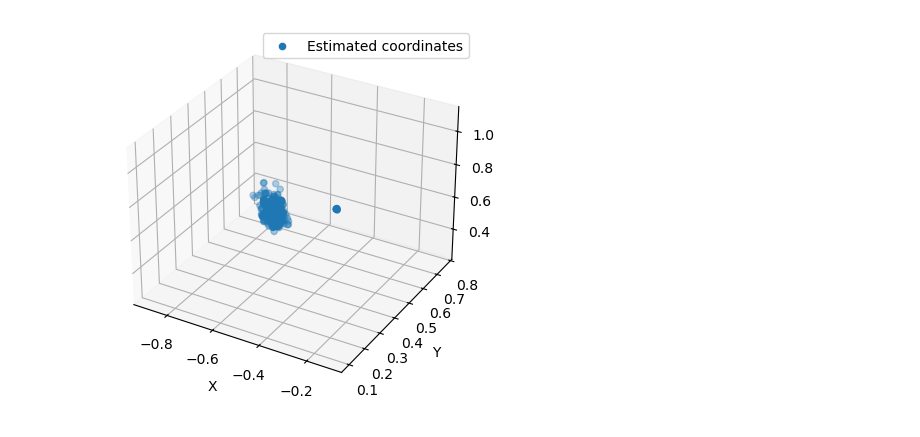
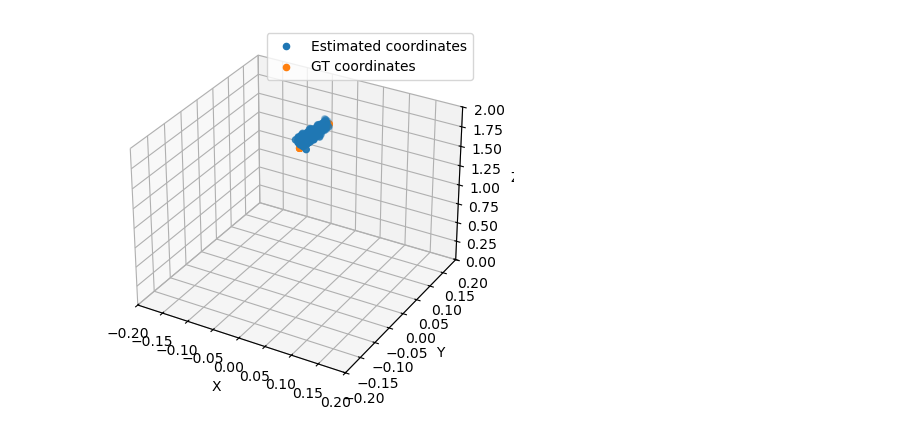
Before and after one commit to sohamc1/mmLand, a Jupyter notebook: final_method.ipynb, the cells around one changed output. Cells and saved outputs as stored; diff of their text form; code cells hidden in the pictures.

```diff
--- a/final_method.ipynb
+++ b/final_method.ipynb
@@ -667 +797,3 @@ def get_xyz(filename, n_frames, f_tags = np.array([156, 250, 313, 625]), sides=[
+# %%
+coords, phases, phase_diffs, phase_wraps = get_xyz(filename="/nas-data/soham/drone-landing/3D_angle_10-24GHz.pickle", n_frames=436)
 # %%
@@ -714,0 +888,5 @@ plt.tight_layout()
+# %%
+N1 = int(436/2) # per segment
+points = [ (0, 0, 1.74), (0, 0.1, 1.74), (0, 0, 1.74)]
+
+d, dhat = generate_groundtruth_path_3d(points, N1)
@@ -715,23 +937,21 @@ plt.tight_layout()
 # %%
 from mpl_toolkits.mplot3d import Axes3D
 
 fig = plt.figure()
 ax = fig.add_subplot(111, projection='3d')
 
 # Line plot in 3D
-ax.scatter3D(xr, yr, zr, label="Estimated coordinates")     # or ax.plot(x, y, z)
-# ax.scatter3D(d[:, 0][N1:N2], d[:, 1][N1:N2], d[:, 2][N1:N2], label="Ground Truth")
-# If you want points instead of a line:
-# ax.scatter3D(x, y, z)
-
+ax.scatter3D(coords[0], np.abs(coords[1]), np.abs(coords[2]), label="Estimated coordinates")     # or ax.plot(x, y, z)
+ax.scatter3D(d[:, 0], d[:, 1], d[:, 2], label="GT coordinates")
 ax.set_xlabel('X')
 ax.set_ylabel('Y')
 ax.set_zlabel('Z')
-# ax.set_zlim([0, 2])
-# ax.set_xlim([0, 0.75])
+ax.set_xlim([-0.2, 0.2])
+ax.set_ylim([-0.2, 0.2])
+ax.set_zlim([0, 2])
 
 ax.legend()
 
 plt.show()
 # %% [output]
-[figure, old version]
+[figure, new version]
```
Also changed, not shown: parts of 12 cells of this notebook.
